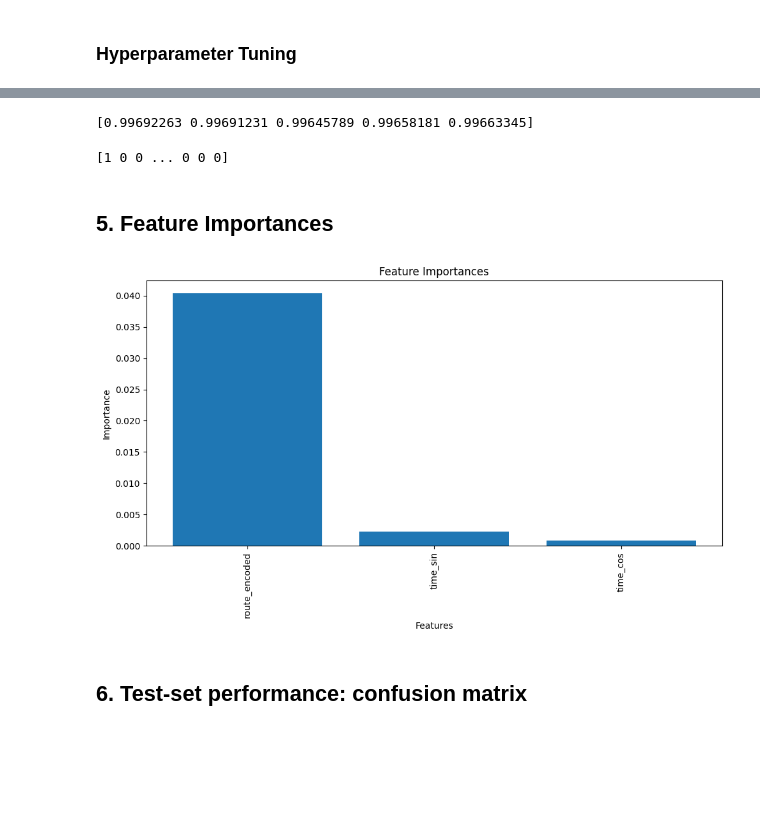
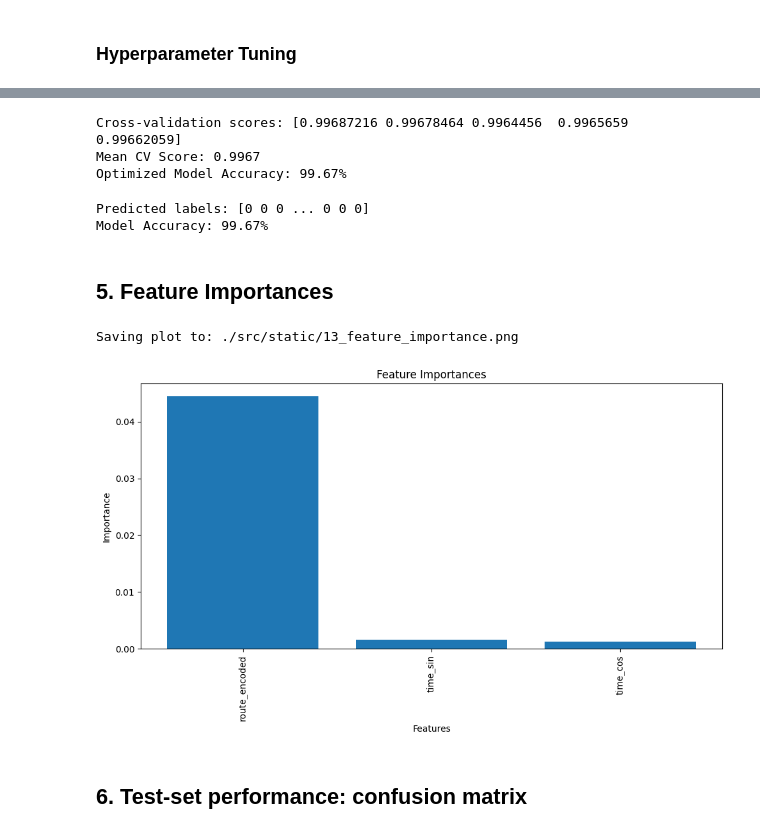
Before and after one commit to 4GeeksAcademy/maps-aviation_final_project, a Jupyter notebook: notebooks/03-model_building.ipynb, the cells around one changed output, grey strips where cells are left out. Saved outputs shown, nothing was run; the diff lists cells and outputs as text; code cells hidden in the pictures; blank space fills up the shorter version.

```diff
--- a/notebooks/03-model_building.ipynb
+++ b/notebooks/03-model_building.ipynb
@@ -573,51 +548,91 @@ Best hyperparameters: {'l2_regularization': 10.0, 'learning_rate': 0.1, 'max_ite
 # %%
-# create an optimized model based on the best hyperparameters
-optimized_hist_boost_model = HistGradientBoostingClassifier(l2_regularization= 10.0, learning_rate= 0.01, max_iter= 1000, max_leaf_nodes= 31,
-                                                            random_state=42)
+# Create an optimized model using the best hyperparameters found during tuning
+optimized_hist_boost_model = HistGradientBoostingClassifier(
+    l2_regularization=10.0,  # Regularization strength to prevent overfitting
+    learning_rate=0.01,  # Step size for gradient updates
+    max_iter=1000,  # Number of boosting iterations
+    max_leaf_nodes=31,  # Maximum number of leaves per tree
+    random_state=42  # Ensures reproducibility
+)
 
-X_train, y_train, y_test, y_pred = cross_val_boosting_model(train_df, test_df, 'incident', optimized_hist_boost_model)
+# Train and evaluate the optimized model using cross-validation
+X_train, y_train, y_test, y_pred = cross_val_boosting_model(
+    train_df, test_df, 'incident', optimized_hist_boost_model
+)
+print(f"Optimized Model Accuracy: {accuracy_score(y_test, y_pred) * 100:.2f}%")
 # %% [output]
-[0.99692263 0.99691231 0.99645789 0.99658181 0.99663345]
+Cross-validation scores: [0.99687216 0.99678464 0.9964456  0.9965659  0.99662059]
+Mean CV Score: 0.9967
+Optimized Model Accuracy: 99.67%
 # %%
 # obtain the predictions from the optimized model
 y_pred, y_test = get_predictions(train_df, test_df, 'incident', optimized_hist_boost_model)
 # %% [output]
-[1 0 0 ... 0 0 0]
+Predicted labels: [0 0 0 ... 0 0 0]
+Model Accuracy: 99.67%
 # %% [markdown]
 ## 5. Feature Importances
 # %%
-def feature_importance_plot(model, training_data, sample_size=5000):
-    # Compute permutation importances
-    X = training_data.drop('incident', axis=1)
+# Define a function to plot feature importance using permutation importance
+def feature_importance_plot(model, training_data: pd.DataFrame, sample_size: int = 5000):
+    """
+    Compute and plot feature importances using permutation importance.
+
+    Parameters:
+    - model: The trained machine learning model.
+    - training_data (pd.DataFrame): The dataset used for training.
+    - sample_size (int, optional): Number of samples to use for importance calculation (default: 5000).
+
+    Displays:
+    - A bar plot showing the importance of each feature.
+    """
+
+    # Extract features and target variable from the training dataset
+    X = training_data.drop(columns='incident')
     y = training_data['incident']
+
+    # Sample a subset of the data for efficiency
     X_sample = X.sample(sample_size, random_state=42)
     y_sample = y.loc[X_sample.index]
-    result = permutation_importance(model, X_sample, y_sample, n_repeats=5, random_state=42, n_jobs=-1)
+
+    # Compute permutation importances
+    result = permutation_importance(
+        model, X_sample, y_sample, n_repeats=5, random_state=42, n_jobs=-1
+    )
     importances = result.importances_mean
 
     # Sort feature importances in descending order
     indices = np.argsort(importances)[::-1]
 
-    # Get feature names from X if it's a DataFrame
+    # Retrieve feature names if X is a DataFrame, otherwise assign generic names
     if hasattr(X, "columns"):
         names = [X.columns[i] for i in indices]
     else:
         names = [f"Feature {i}" for i in indices]
 
-    # Create plot
+    # Create the feature importance plot
     plt.figure(figsize=(10, 6))
     plt.title("Feature Importances")
     plt.bar(range(X.shape[1]), importances[indices])
     plt.xticks(range(X.shape[1]), names, rotation=90)
     plt.xlabel("Features")
     plt.ylabel("Importance")
     plt.tight_layout()
+        # Ensure the directory exists
+    output_dir = config.STATIC_APP_ASSETS
+    # Join the filename to the directory path
+    file_path = os.path.join(output_dir, "13_feature_importance.png")
+    # Save the figure
+    plt.savefig(file_path, format="png", bbox_inches="tight")
+    print(f"Saving plot to: {file_path}")
+    # Display the plot
     plt.show()
 
-
+# Generate the feature importance plot for the optimized model
 feature_importance_plot(optimized_hist_boost_model, train_df)
 # %% [output]
+Saving plot to: ./src/static/13_feature_importance.png
-[figure, old version]
+[figure, new version]
 # %% [markdown]
 ## 6. Test-set performance: confusion matrix
 # %%
```
Also changed, not shown: parts of 14 cells of this notebook.
